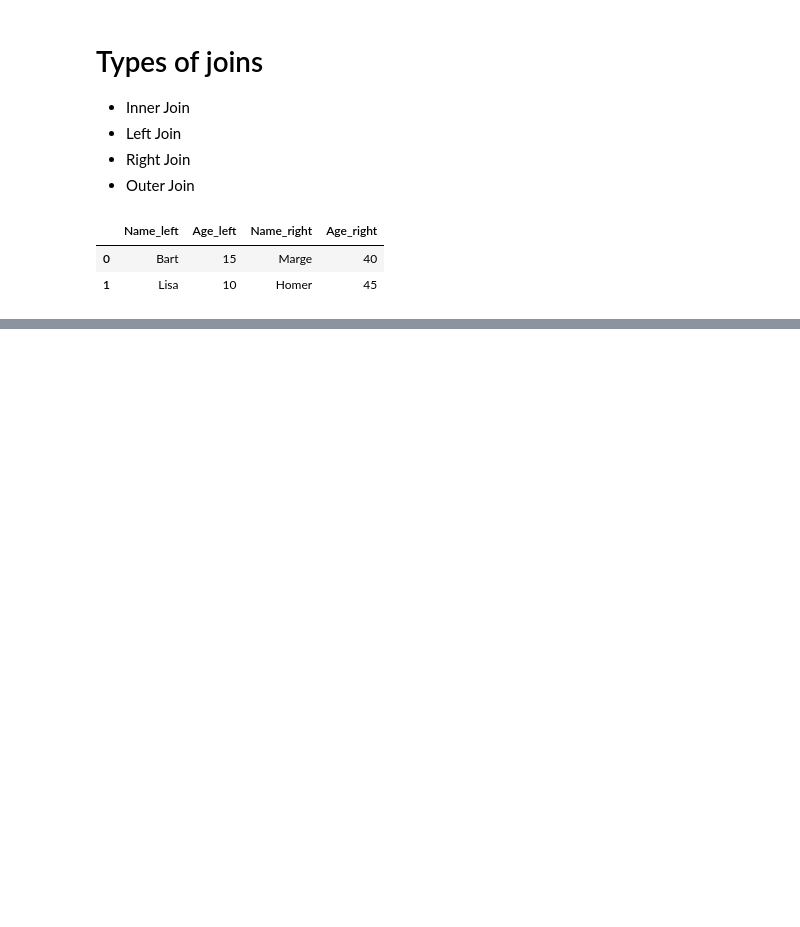
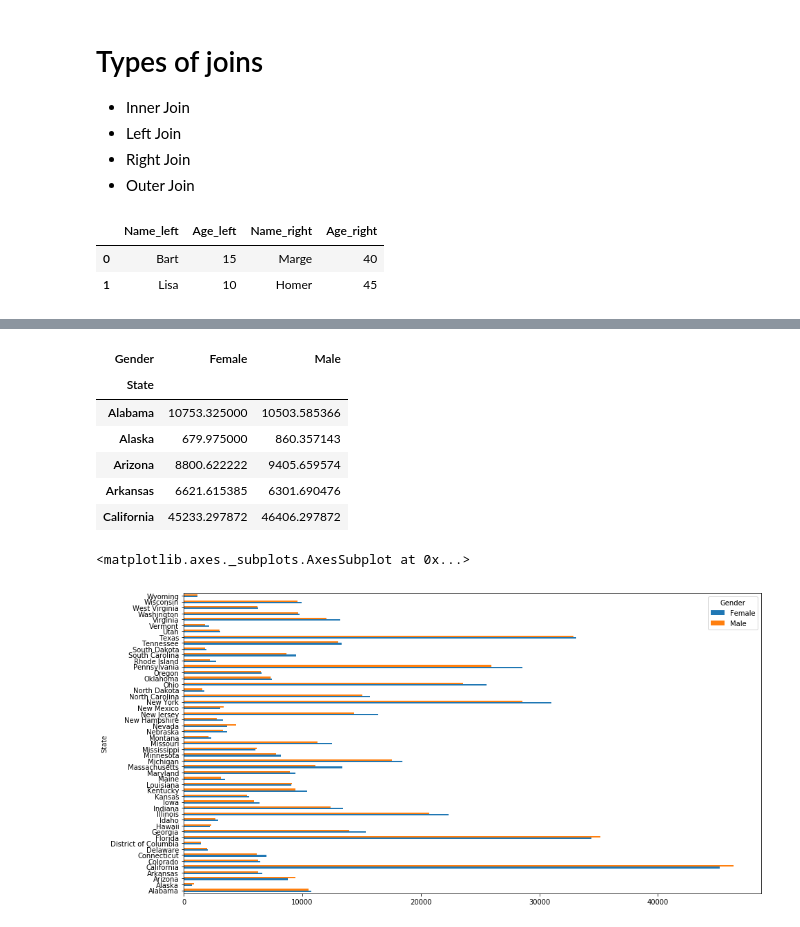
Before and after one commit to bartomolina/dscurriculum, a Jupyter notebook: m1s4/index.ipynb, the cells around one changed output, grey strips where cells are left out. Drawn from its saved outputs; the diff is of its cells as text; code cells hidden in the pictures; blank space fills up the shorter version.

```diff
--- a/m1s4/index.ipynb
+++ b/m1s4/index.ipynb
@@ -30,0 +52,4 @@ joined_df
+# %%
+df = pd.read_csv('causes_of_death.tsv', sep='\t')
+grouped = df.groupby(['State', 'Gender'])['Deaths', 'Population'].agg(['mean', 'min', 'max', 'std'])
+grouped.head()
@@ -30,0 +65,19 @@ joined_df
+# %%
+grouped = grouped.reset_index()
+cols0 = grouped.columns.get_level_values(0)
+cols1 = grouped.columns.get_level_values(1)
+grouped.columns = [col0 + '_' + col1 if col1 != '' else col0 for col0, col1 in list(zip(cols0, cols1))]
+pivot = grouped.pivot(index='State', columns='Gender', values='Deaths_mean')
+# %%
+display(pivot.head())
+pivot.plot(kind='barh', figsize=(15, 8))
+# %% [output]
+| Gender | Female | Male |
+| State |  |  |
+| Alabama | 10753.325000 | 10503.585366 |
+| Alaska | 679.975000 | 860.357143 |
+| Arizona | 8800.622222 | 9405.659574 |
+| Arkansas | 6621.615385 | 6301.690476 |
+| California | 45233.297872 | 46406.297872 |
+<matplotlib.axes._subplots.AxesSubplot at 0x...>
+[figure, added]
```
Also changed, not shown: parts of 6 cells of this notebook, 5 other files.
